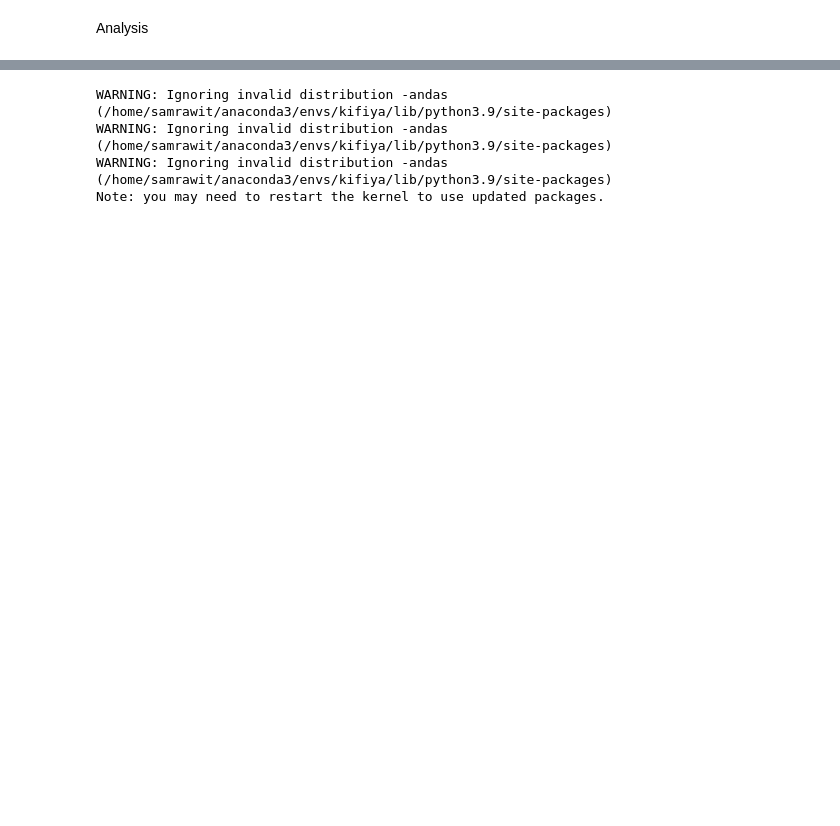
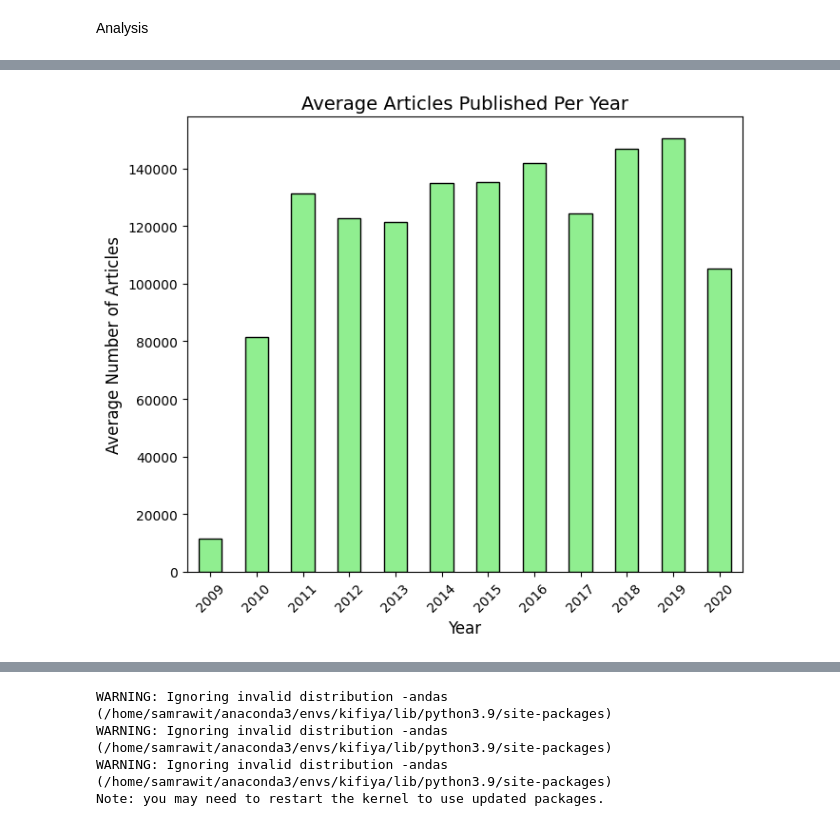
Before and after one commit to SamrawitMM/NovaSentimentAnalytics, a Jupyter notebook: notebooks/main.ipynb, the cells around one changed output, grey strips where cells are left out. Cells and saved outputs as stored; diff of their text form; code cells hidden in the pictures; blank space fills up the shorter version.

```diff
--- a/notebooks/main.ipynb
+++ b/notebooks/main.ipynb
@@ -465 +190,5 @@ plot_articles_trends(articles_per_day_avg, articles_per_year_avg)
+# %%
+plot_articles_per_year(articles_per_year_avg)
+# %% [output]
+[figure, added]
 # %%
```
Also changed, not shown: parts of 121 cells of this notebook, 3 other files.
